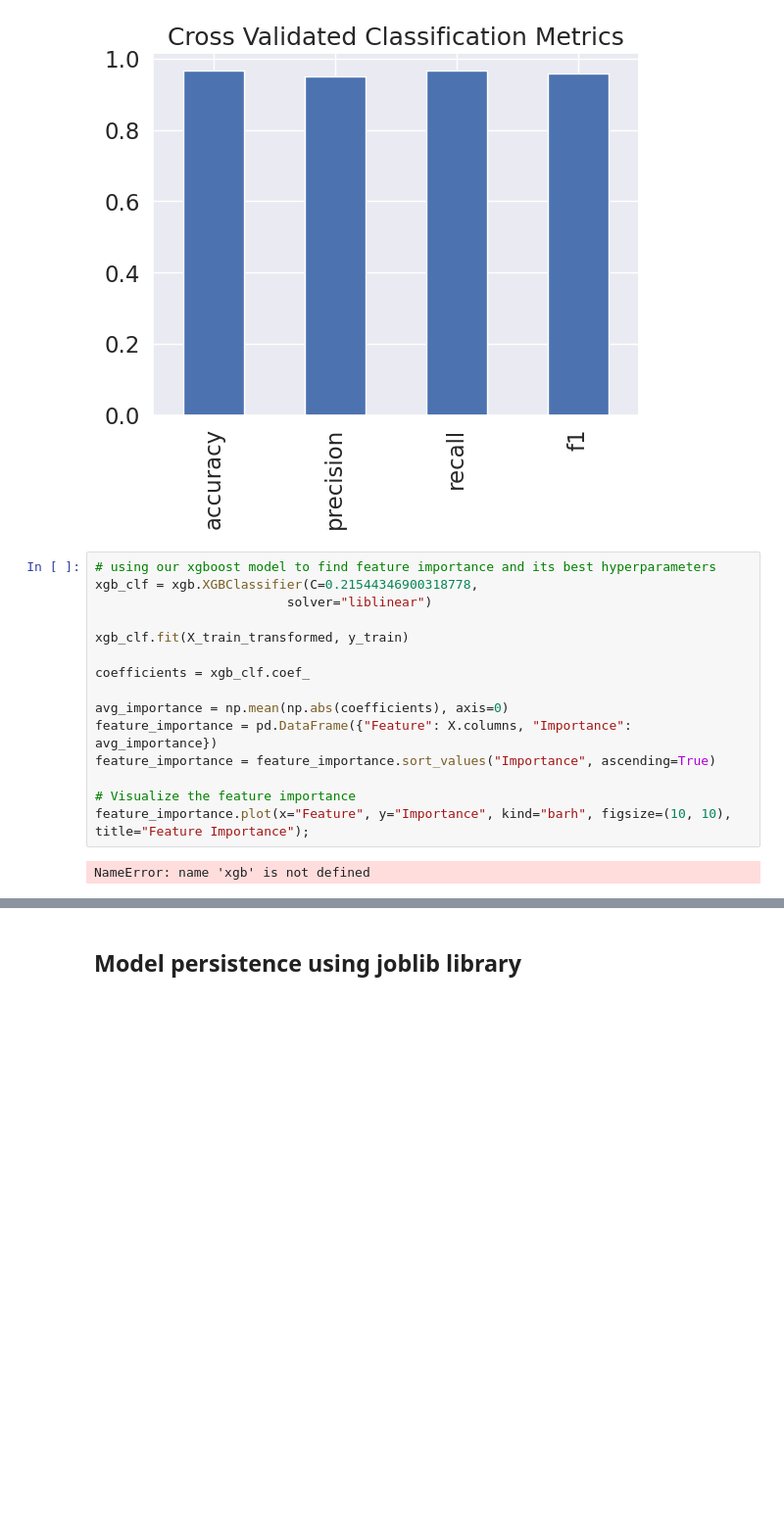
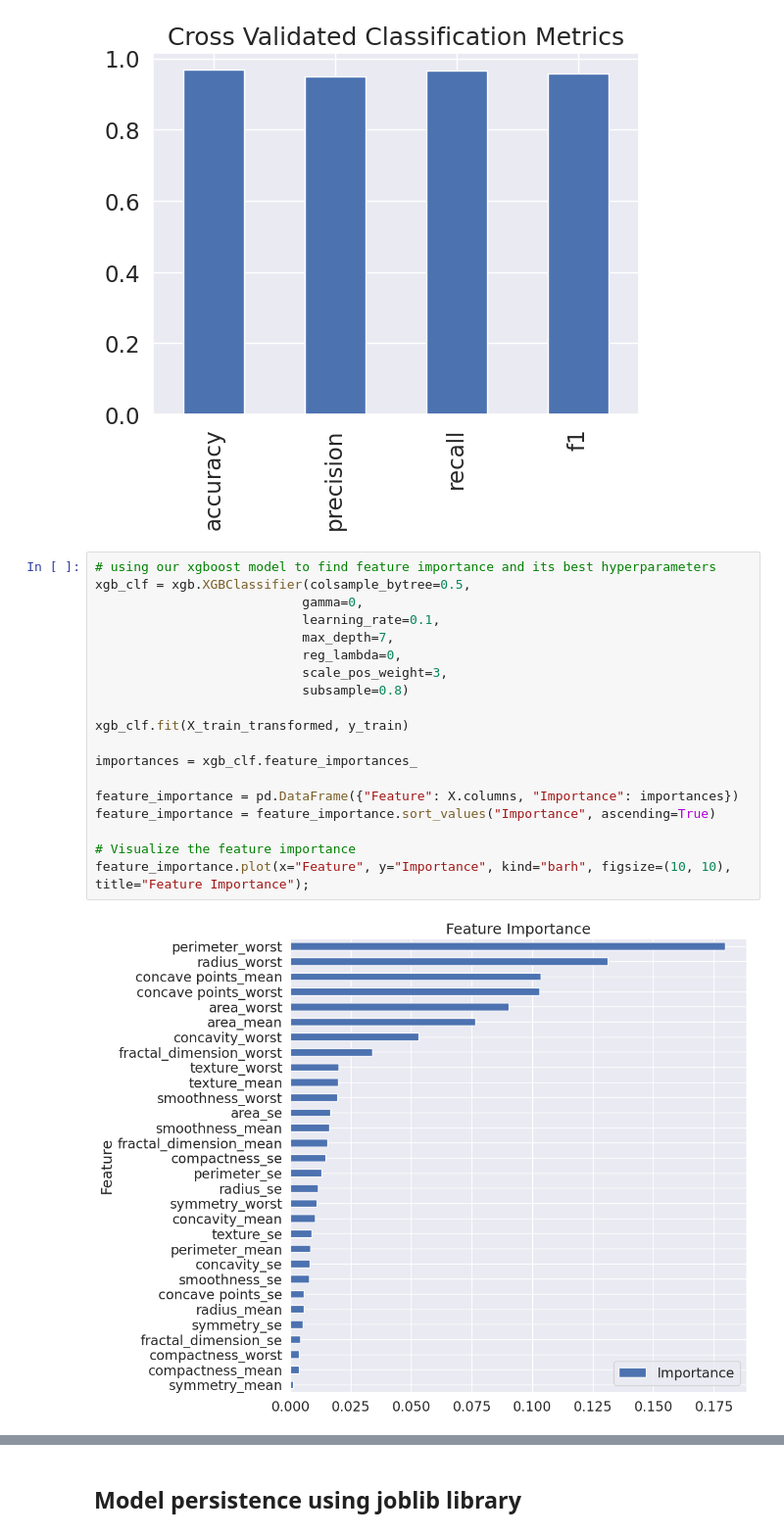
Before and after one commit to mwisechacha/Breast_cancer, a Jupyter notebook: Breast cancer detection ~machine learning.ipynb, the cells around one changed output, grey strips where cells are left out. Shown at 98% size. Drawn from its saved outputs; the diff is of its cells as text; blank space fills up the shorter version.

```diff
--- a/Breast cancer detection ~machine learning.ipynb
+++ b/Breast cancer detection ~machine learning.ipynb
@@ -1254,18 +1265,22 @@ cv_metrics_df.T.plot.bar(title="Cross Validated Classification Metrics",
 [figure]
 # %%
 # using our xgboost model to find feature importance and its best hyperparameters
-xgb_clf = xgb.XGBClassifier(C=0.21544346900318778,
-                         solver="liblinear")
+xgb_clf = xgb.XGBClassifier(colsample_bytree=0.5,
+                           gamma=0,
+                           learning_rate=0.1,
+                           max_depth=7,
+                           reg_lambda=0,
+                           scale_pos_weight=3,
+                           subsample=0.8)
 
 xgb_clf.fit(X_train_transformed, y_train)
 
-coefficients = xgb_clf.coef_
+importances = xgb_clf.feature_importances_
 
-avg_importance = np.mean(np.abs(coefficients), axis=0)
-feature_importance = pd.DataFrame({"Feature": X.columns, "Importance": avg_importance})
+feature_importance = pd.DataFrame({"Feature": X.columns, "Importance": importances})
 feature_importance = feature_importance.sort_values("Importance", ascending=True)
 
 # Visualize the feature importance
 feature_importance.plot(x="Feature", y="Importance", kind="barh", figsize=(10, 10), title="Feature Importance");
 # %% [output]
-NameError: name 'xgb' is not defined
+[figure, added]
```
Also changed, not shown: parts of 8 cells of this notebook, 1 other file.
